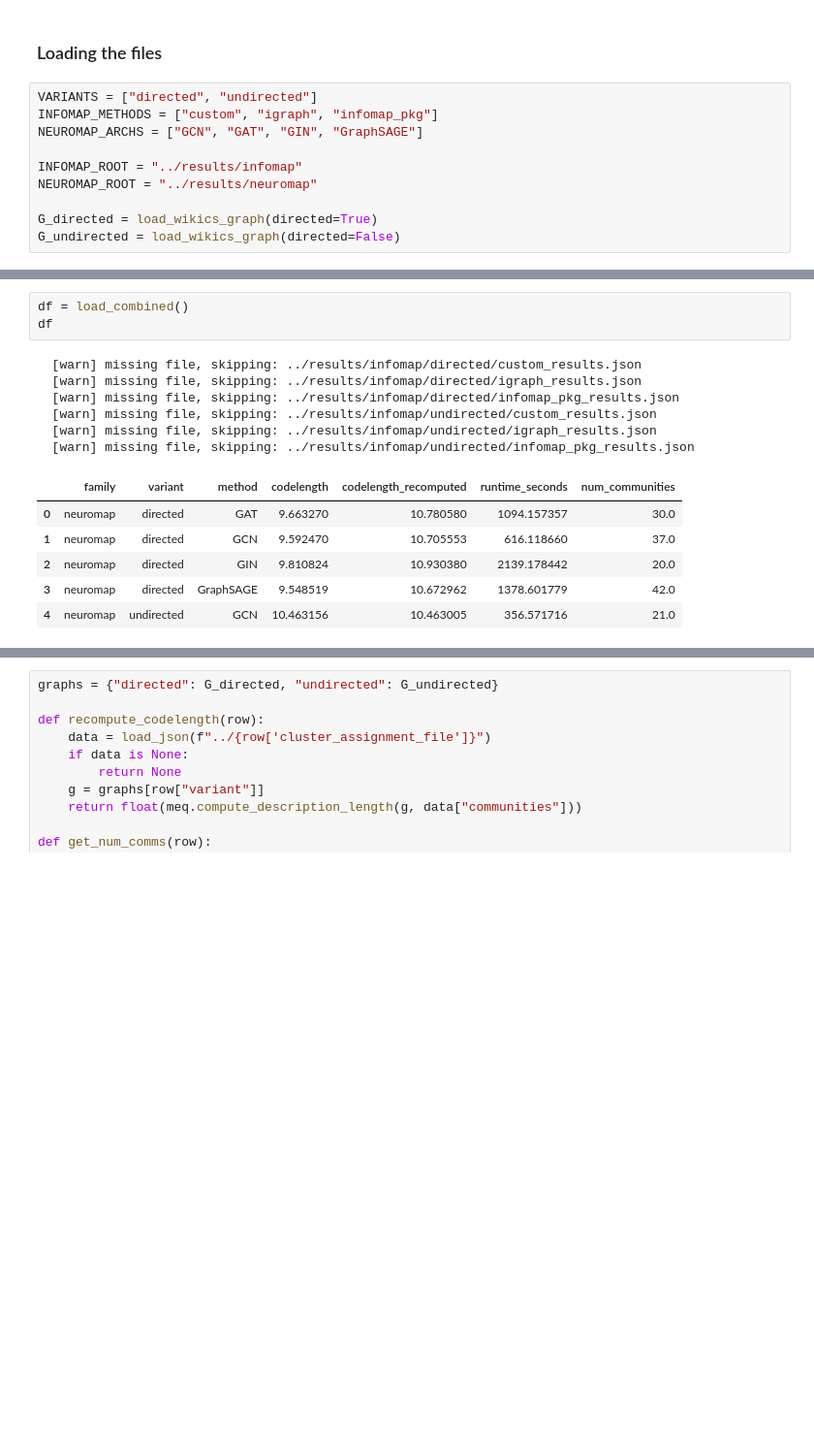
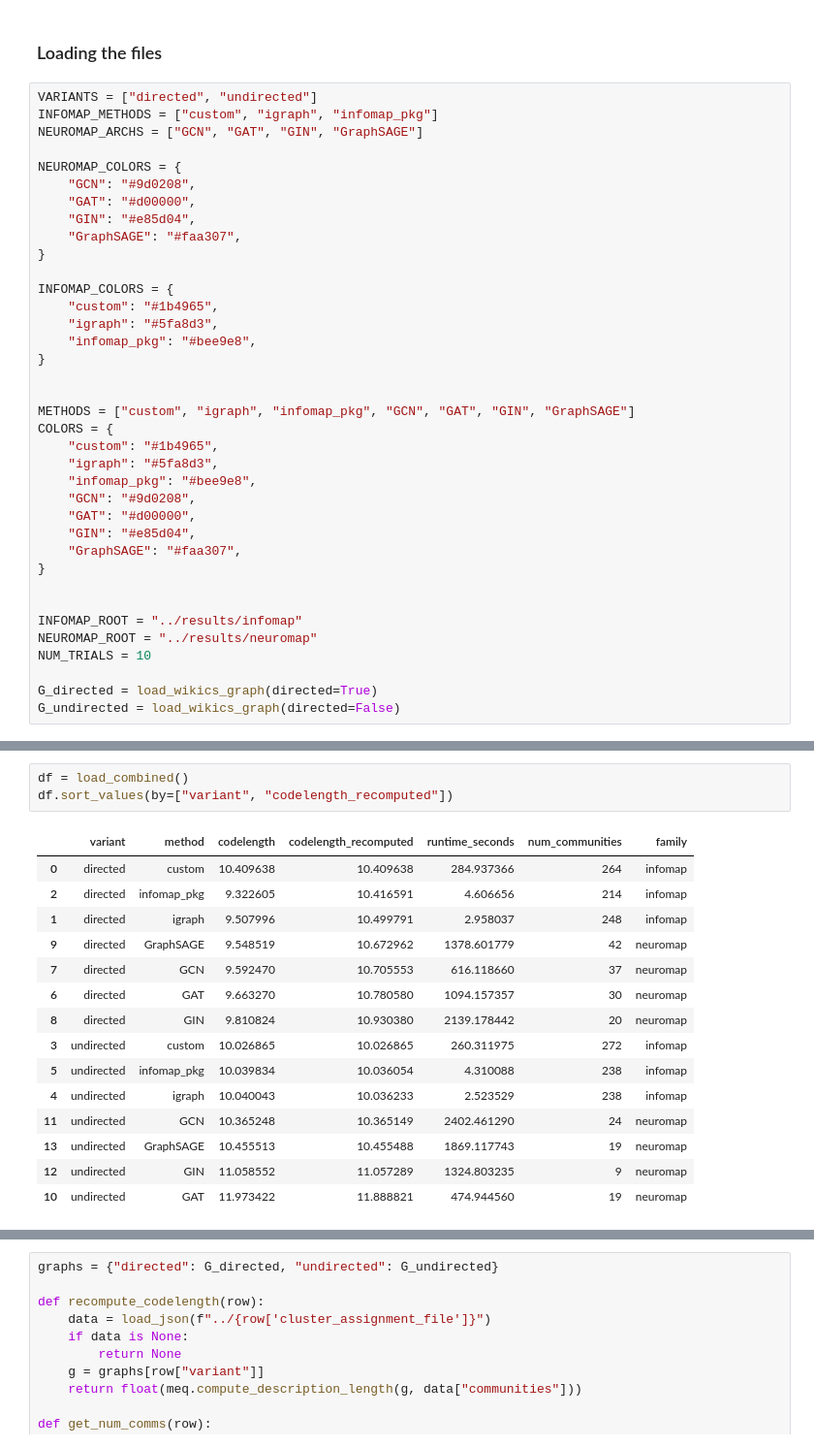
Before and after one commit to lm-schulze/ITI_project, a Jupyter notebook: notebooks/WikiCS_analysis.ipynb, the cells around one changed output, grey strips where cells are left out. Shown at 97% size. Drawn from its saved outputs; the diff is of its cells as text; blank space fills up the shorter version.

```diff
--- a/notebooks/WikiCS_analysis.ipynb
+++ b/notebooks/WikiCS_analysis.ipynb
@@ -32,8 +24,35 @@ VARIANTS = ["directed", "undirected"]
 INFOMAP_METHODS = ["custom", "igraph", "infomap_pkg"]
 NEUROMAP_ARCHS = ["GCN", "GAT", "GIN", "GraphSAGE"]
 
+NEUROMAP_COLORS = {
+    "GCN": "#9d0208",
+    "GAT": "#d00000",
+    "GIN": "#e85d04",
+    "GraphSAGE": "#faa307",
+}
+
+INFOMAP_COLORS = {
+    "custom": "#1b4965",
+    "igraph": "#5fa8d3",
+    "infomap_pkg": "#bee9e8",
+}
+
+
+METHODS = ["custom", "igraph", "infomap_pkg", "GCN", "GAT", "GIN", "GraphSAGE"]
+COLORS = {
+    "custom": "#1b4965",
+    "igraph": "#5fa8d3",
+    "infomap_pkg": "#bee9e8",
+    "GCN": "#9d0208",
+    "GAT": "#d00000",
+    "GIN": "#e85d04",
+    "GraphSAGE": "#faa307",
+}
+
+
 INFOMAP_ROOT = "../results/infomap"
 NEUROMAP_ROOT = "../results/neuromap"
+NUM_TRIALS = 10
 
 G_directed = load_wikics_graph(directed=True)
 G_undirected = load_wikics_graph(directed=False)
@@ -186,18 +260,21 @@ def load_combined() -> pd.DataFrame:
     return combined_df
 # %%
 df = load_combined()
-df
+df.sort_values(by=["variant", "codelength_recomputed"])
 # %% [output]
-  [warn] missing file, skipping: ../results/infomap/directed/custom_results.json
-  [warn] missing file, skipping: ../results/infomap/directed/igraph_results.json
-  [warn] missing file, skipping: ../results/infomap/directed/infomap_pkg_results.json
-  [warn] missing file, skipping: ../results/infomap/undirected/custom_results.json
-  [warn] missing file, skipping: ../results/infomap/undirected/igraph_results.json
-  [warn] missing file, skipping: ../results/infomap/undirected/infomap_pkg_results.json
-|  | family | variant | method | codelength | codelength_recomputed | runtime_seconds | num_communities |
-| 0 | neuromap | directed | GAT | 9.663270 | 10.780580 | 1094.157357 | 30.0 |
-| 1 | neuromap | directed | GCN | 9.592470 | 10.705553 | 616.118660 | 37.0 |
-| 2 | neuromap | directed | GIN | 9.810824 | 10.930380 | 2139.178442 | 20.0 |
-| 3 | neuromap | directed | GraphSAGE | 9.548519 | 10.672962 | 1378.601779 | 42.0 |
-| 4 | neuromap | undirected | GCN | 10.463156 | 10.463005 | 356.571716 | 21.0 |
+|  | variant | method | codelength | codelength_recomputed | runtime_seconds | num_communities | family |
+| 0 | directed | custom | 10.409638 | 10.409638 | 284.937366 | 264 | infomap |
+| 2 | directed | infomap_pkg | 9.322605 | 10.416591 | 4.606656 | 214 | infomap |
+| 1 | directed | igraph | 9.507996 | 10.499791 | 2.958037 | 248 | infomap |
+| 9 | directed | GraphSAGE | 9.548519 | 10.672962 | 1378.601779 | 42 | neuromap |
+| 7 | directed | GCN | 9.592470 | 10.705553 | 616.118660 | 37 | neuromap |
+| 6 | directed | GAT | 9.663270 | 10.780580 | 1094.157357 | 30 | neuromap |
+| 8 | directed | GIN | 9.810824 | 10.930380 | 2139.178442 | 20 | neuromap |
+| 3 | undirected | custom | 10.026865 | 10.026865 | 260.311975 | 272 | infomap |
+| 5 | undirected | infomap_pkg | 10.039834 | 10.036054 | 4.310088 | 238 | infomap |
+| 4 | undirected | igraph | 10.040043 | 10.036233 | 2.523529 | 238 | infomap |
+| 11 | undirected | GCN | 10.365248 | 10.365149 | 2402.461290 | 24 | neuromap |
+| 13 | undirected | GraphSAGE | 10.455513 | 10.455488 | 1869.117743 | 19 | neuromap |
+| 12 | undirected | GIN | 11.058552 | 11.057289 | 1324.803235 | 9 | neuromap |
+| 10 | undirected | GAT | 11.973422 | 11.888821 | 474.944560 | 19 | neuromap |
 # %% [markdown]
```
Also changed, not shown: parts of 29 cells of this notebook, 1 other file.
